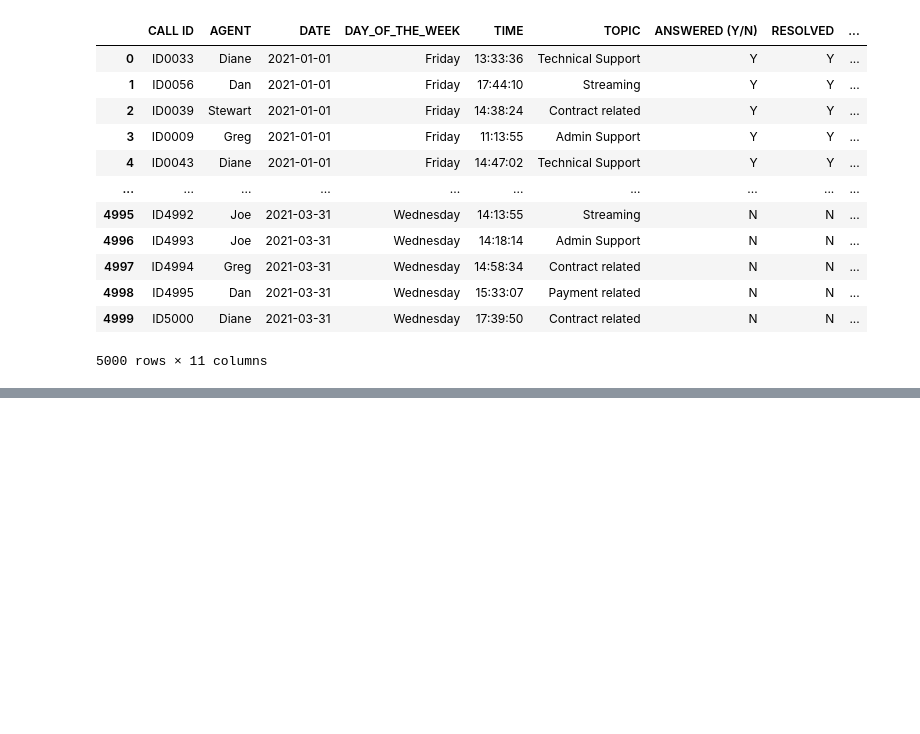
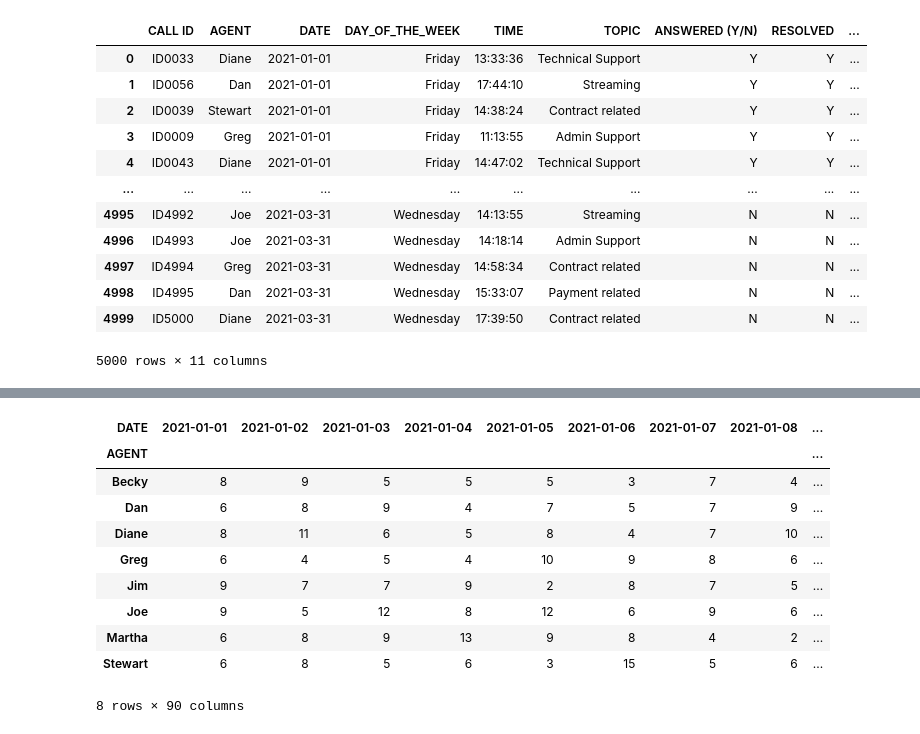
Before and after one commit to PABLOXAVIERMENDEZ/Proyecto_EDA_Pablo_Mendez, a Jupyter notebook: 4- Estadística descriptiva & As Is de los datos.ipynb, the cells around one changed output, grey strips where cells are left out. Cells and saved outputs as stored; diff of their text form; code cells hidden in the pictures; blank space fills up the shorter version.

```diff
--- a/4- Estadística descriptiva & As Is de los datos.ipynb
+++ b/4- Estadística descriptiva & As Is de los datos.ipynb
@@ -203,0 +217,15 @@ Telecom
+# %%
+distribucion_por_agente = pd.pivot_table(Telecom, values='CALL ID', index='AGENT',columns='DATE', aggfunc='count', fill_value=0)
+distribucion_por_agente
+# %% [output]
+| DATE | 2021-01-01 | 2021-01-02 | 2021-01-03 | 2021-01-04 | 2021-01-05 | 2021-01-06 | 2021-01-07 | 2021-01-08 | ... |
+| AGENT |  |  |  |  |  |  |  |  | ... |
+| Becky | 8 | 9 | 5 | 5 | 5 | 3 | 7 | 4 | ... |
+| Dan | 6 | 8 | 9 | 4 | 7 | 5 | 7 | 9 | ... |
+| Diane | 8 | 11 | 6 | 5 | 8 | 4 | 7 | 10 | ... |
+| Greg | 6 | 4 | 5 | 4 | 10 | 9 | 8 | 6 | ... |
+| Jim | 9 | 7 | 7 | 9 | 2 | 8 | 7 | 5 | ... |
+| Joe | 9 | 5 | 12 | 8 | 12 | 6 | 9 | 6 | ... |
+| Martha | 6 | 8 | 9 | 13 | 9 | 8 | 4 | 2 | ... |
+| Stewart | 6 | 8 | 5 | 6 | 3 | 15 | 5 | 6 | ... |
+8 rows × 90 columns
```
Also changed, not shown: parts of 1 cell of this notebook.
